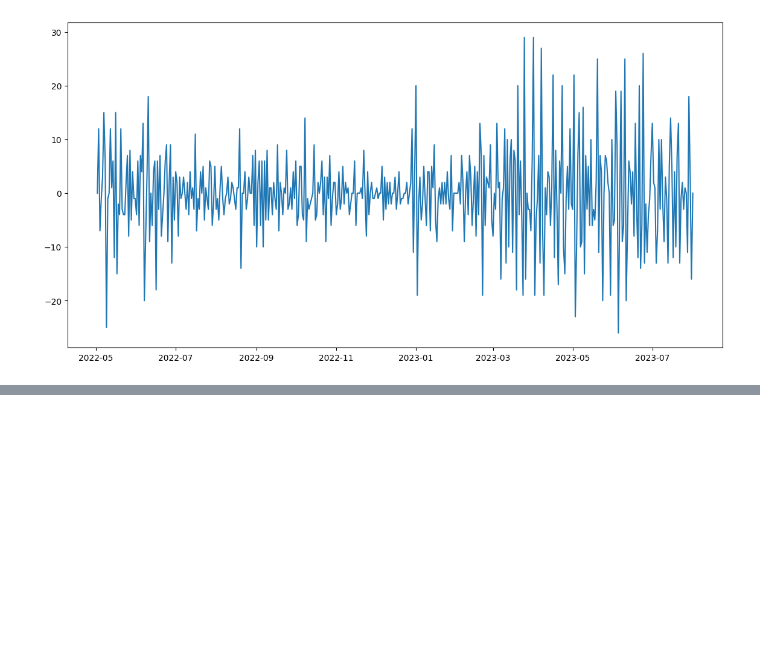
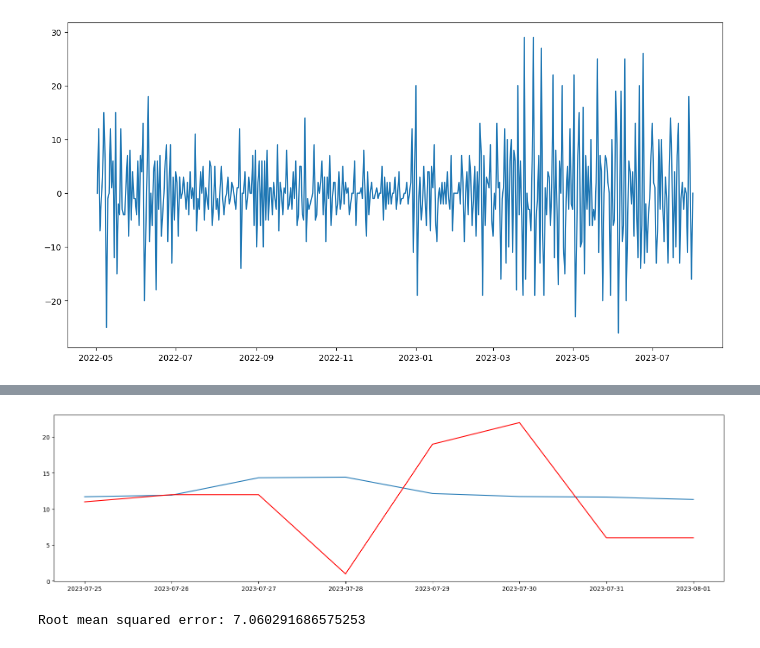
Before and after one commit to vubanc/BikeTimeSeriesAnalysis, a Jupyter notebook: TimeSeriesAnalysis.ipynb, the cells around one changed output, grey strips where cells are left out. Cells and saved outputs as stored; diff of their text form; code cells hidden in the pictures; blank space fills up the shorter version.

```diff
--- a/TimeSeriesAnalysis.ipynb
+++ b/TimeSeriesAnalysis.ipynb
@@ -119,0 +107,6 @@ df_tripCount
+# %%
+#df_tripCount.Date = df_tripCount.Date.dt.strftime('%Y-%m-%d')
+df_train = df_tripCount[["trip_count"]][:"2023-07-25"]
+df_test = df_tripCount[["trip_count"]]["2023-07-25":]
+# %%
+model = AutoReg(df_train["trip_count"], lags=7).fit()
@@ -119,0 +133,16 @@ df_tripCount
+# %%
+predictions = model.predict(start=0, end=len(df_tripCount)-1, dynamic=False)
+# %%
+plt.figure(figsize=(20,5))
+plt.plot(predictions["2023-07-25":])
+plt.plot(df_tripCount["trip_count"]["2023-07-25":], color="red")
+plt.show()
+# %% [output]
+[figure, added]
+# %%
+from sklearn.metrics import mean_squared_error
+
+rmse = np.sqrt(mean_squared_error(df_test, predictions["2023-07-25":]))
+print(f"Root mean squared error: {rmse}")
+# %% [output]
+Root mean squared error: 7.060291686575253
```
Also changed, not shown: parts of 12 cells of this notebook.
